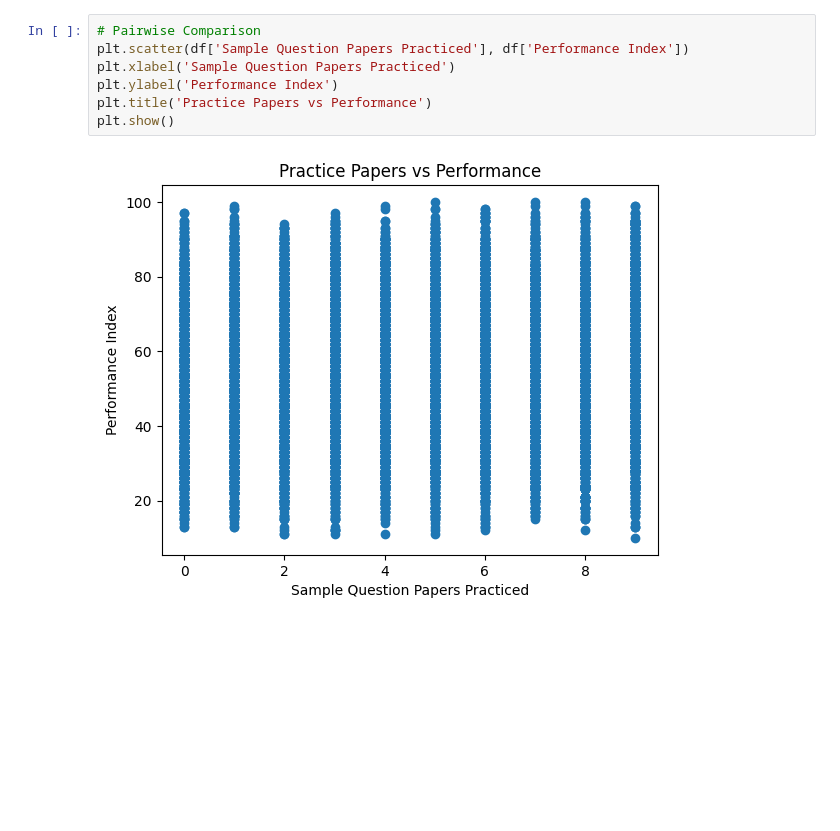
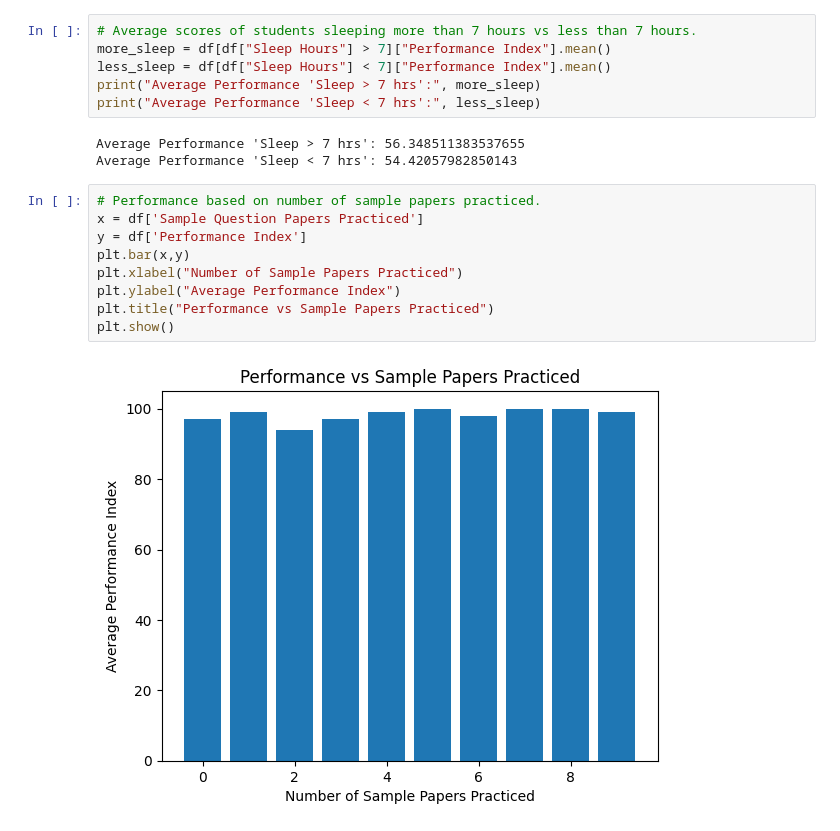
Before and after one commit to Tejeswar23/Daily-task, a Jupyter notebook: 13-1-2026/task2.ipynb, the cells around one changed output. Cells and saved outputs as stored; diff of their text form; blank space fills up the shorter version.

```diff
--- a/13-1-2026/task2.ipynb
+++ b/13-1-2026/task2.ipynb
@@ -61,11 +105,22 @@ plt.show()
 # %% [output]
 [figure]
 # %%
-# Pairwise Comparison
-plt.scatter(df['Sample Question Papers Practiced'], df['Performance Index'])
-plt.xlabel('Sample Question Papers Practiced')
-plt.ylabel('Performance Index')
-plt.title('Practice Papers vs Performance')
-plt.show()
+# Average scores of students sleeping more than 7 hours vs less than 7 hours.
+more_sleep = df[df["Sleep Hours"] > 7]["Performance Index"].mean()
+less_sleep = df[df["Sleep Hours"] < 7]["Performance Index"].mean()
+print("Average Performance 'Sleep > 7 hrs':", more_sleep)
+print("Average Performance 'Sleep < 7 hrs':", less_sleep)
 # %% [output]
-[figure, removed]
+Average Performance 'Sleep > 7 hrs': 56.348511383537655
+Average Performance 'Sleep < 7 hrs': 54.42057982850143
+# %%
+# Performance based on number of sample papers practiced.
+x = df['Sample Question Papers Practiced']
+y = df['Performance Index']
+plt.bar(x,y)
+plt.xlabel("Number of Sample Papers Practiced")
+plt.ylabel("Average Performance Index")
+plt.title("Performance vs Sample Papers Practiced")
+plt.show()
+# %% [output]
+[figure, added]
```
Also changed, not shown: parts of 9 cells of this notebook.
